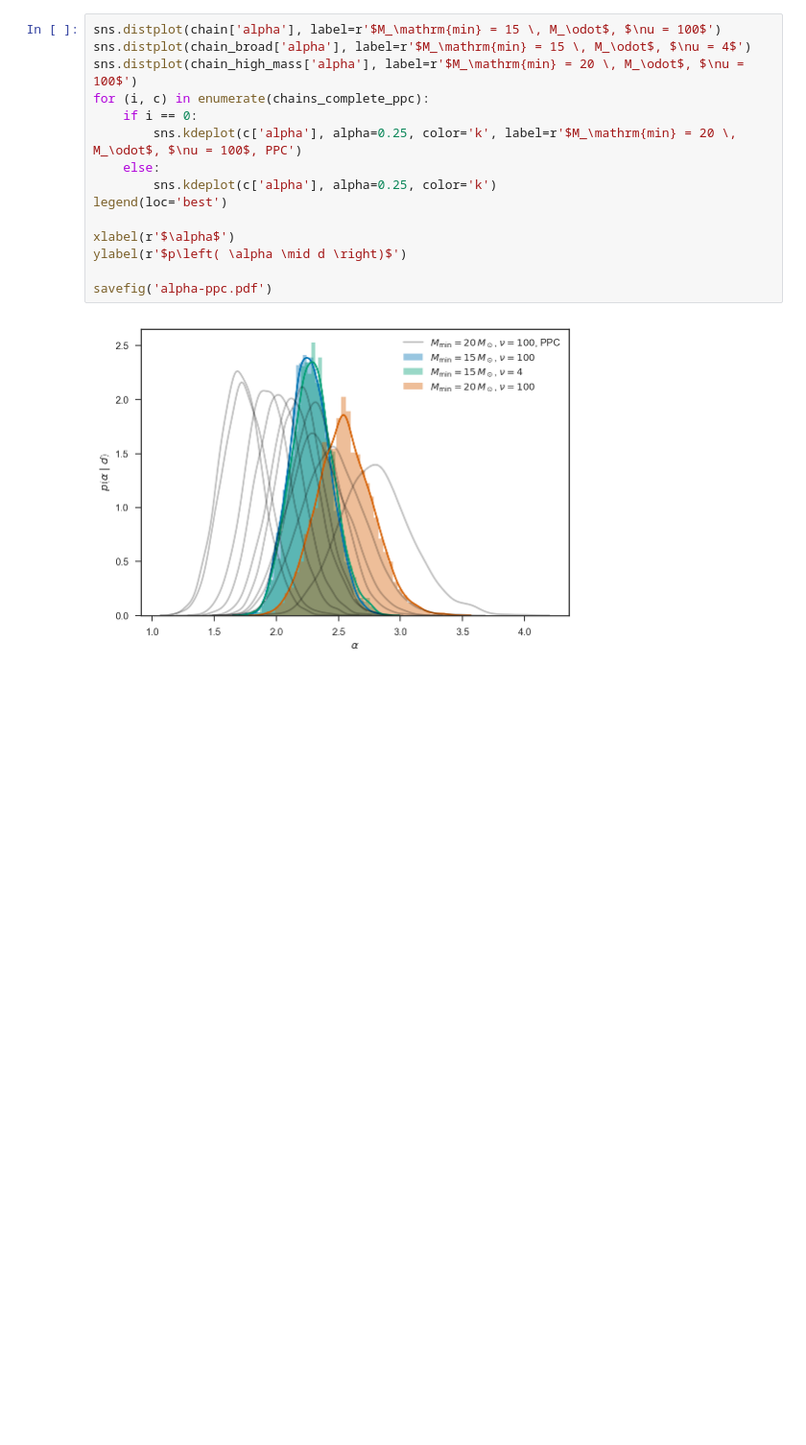
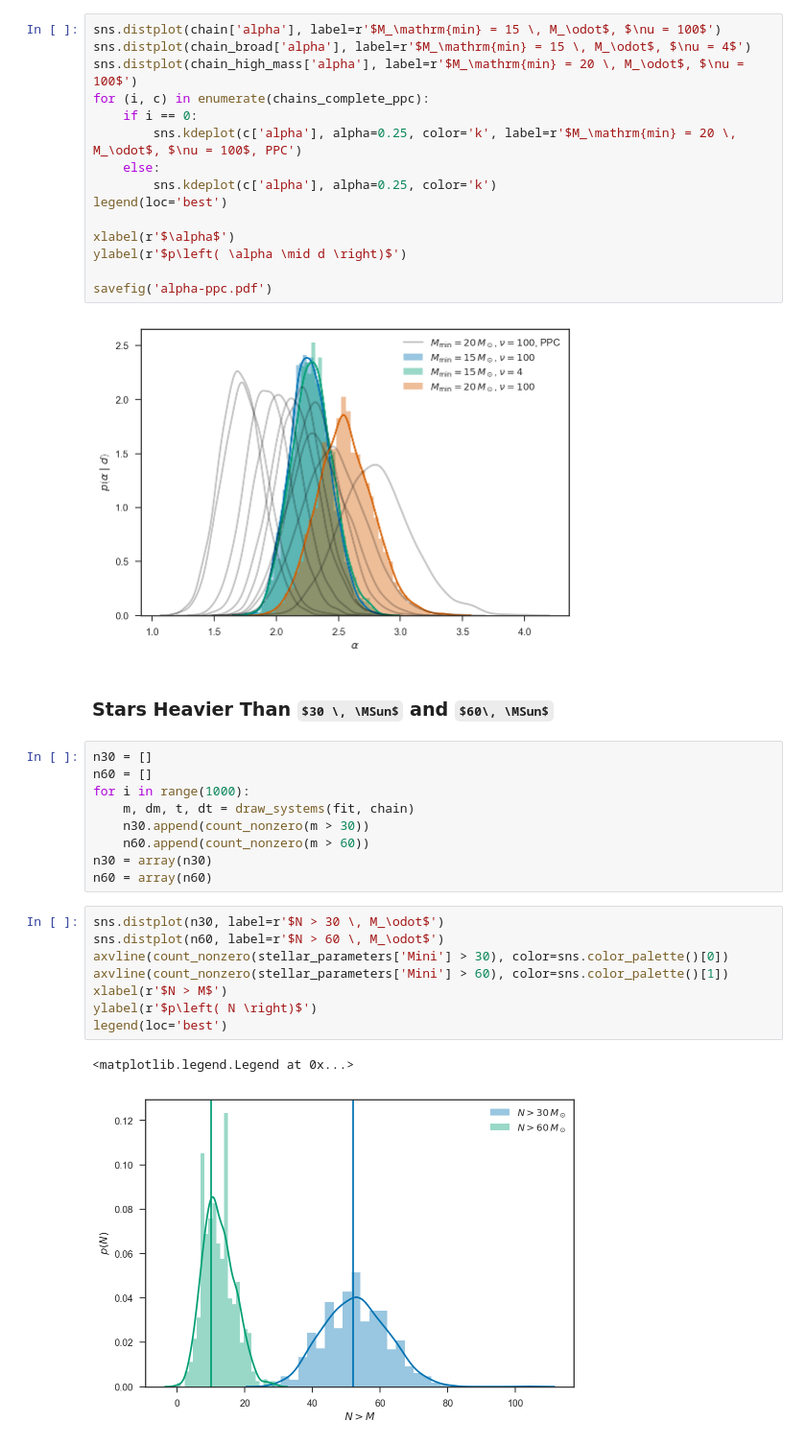
Before and after one commit to farr/30DorIMF, a Jupyter notebook: IMF.ipynb, the cells around one changed output. Shown at 96% size. Saved outputs shown, nothing was run; the diff lists cells and outputs as text; some formulas as TeX source; blank space fills up the shorter version.

Commit message:
Compute N>30 and N>60 MSun and compare to posterior predictive.

```diff
--- a/IMF.ipynb
+++ b/IMF.ipynb
@@ -806,3 +806,25 @@ ylabel(r'$p\left( \alpha \mid d \right)$')
 savefig('alpha-ppc.pdf')
 # %% [output]
 [figure]
+# %% [markdown]
+### Stars Heavier Than $30 \, \MSun$ and $60\, \MSun$
+# %%
+n30 = []
+n60 = []
+for i in range(1000):
+    m, dm, t, dt = draw_systems(fit, chain)
+    n30.append(count_nonzero(m > 30))
+    n60.append(count_nonzero(m > 60))
+n30 = array(n30)
+n60 = array(n60)
+# %%
+sns.distplot(n30, label=r'$N > 30 \, M_\odot$')
+sns.distplot(n60, label=r'$N > 60 \, M_\odot$')
+axvline(count_nonzero(stellar_parameters['Mini'] > 30), color=sns.color_palette()[0])
+axvline(count_nonzero(stellar_parameters['Mini'] > 60), color=sns.color_palette()[1])
+xlabel(r'$N > M$')
+ylabel(r'$p\left( N \right)$')
+legend(loc='best')
+# %% [output]
+<matplotlib.legend.Legend at 0x...>
+[figure, added]
```
Also changed, not shown: parts of 2 cells of this notebook.
